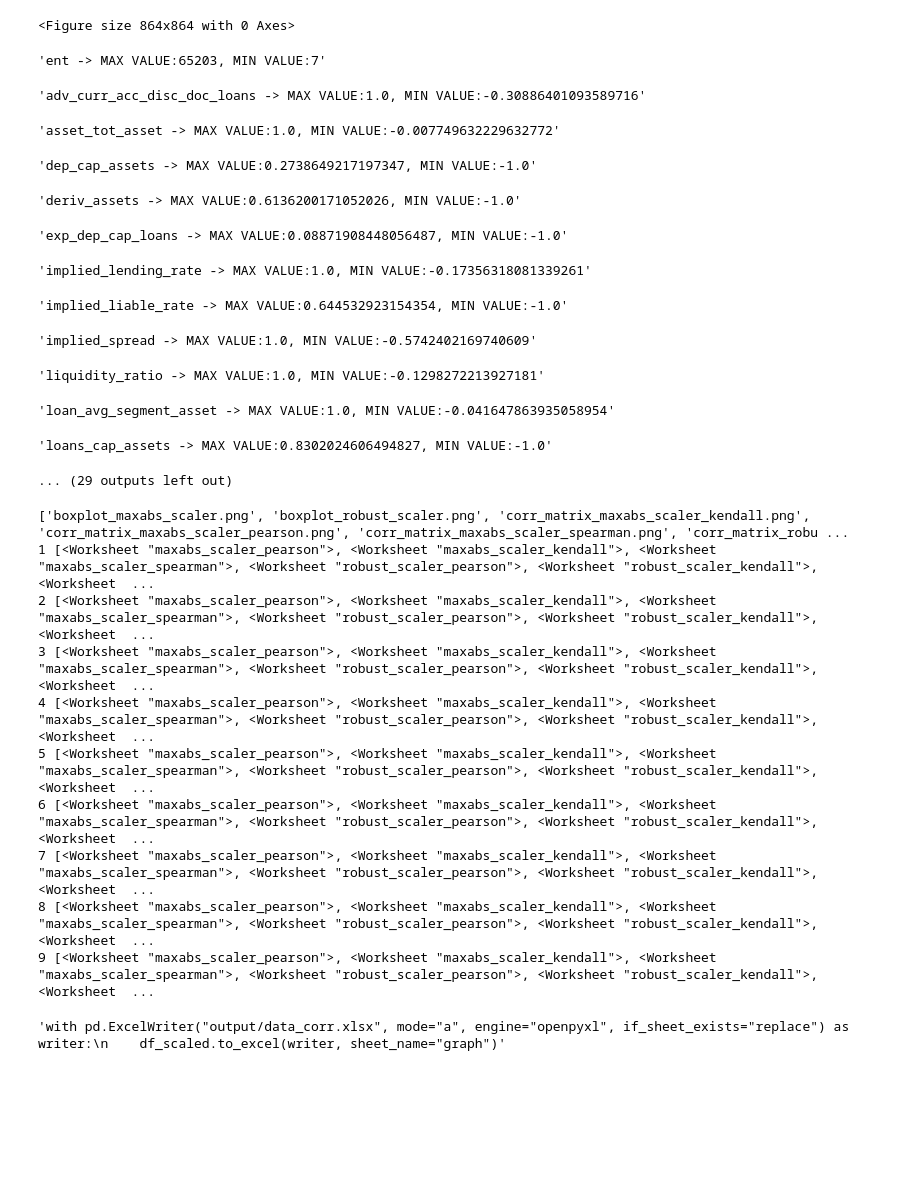
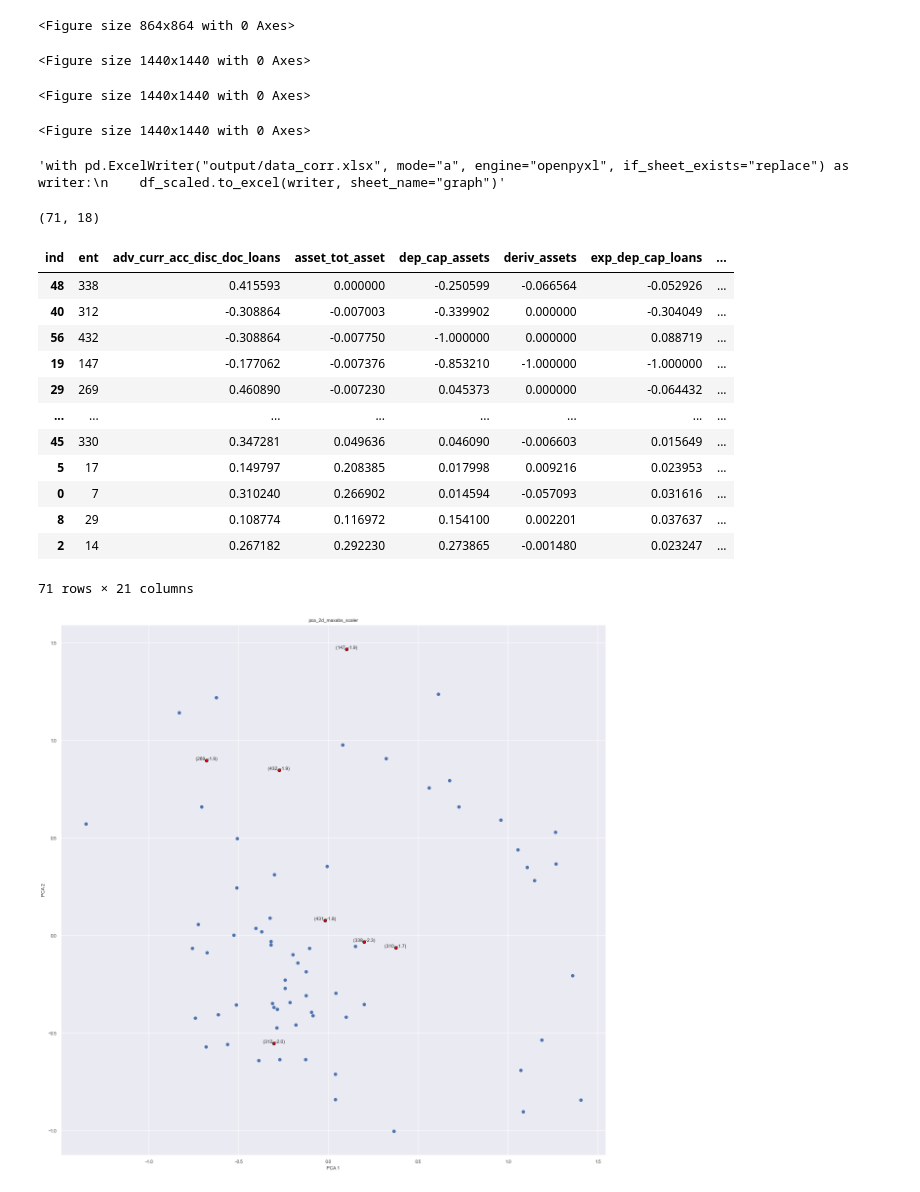
Before and after one commit to maxielias/cbbm, a Jupyter notebook: cbbm/clustering.ipynb, the cells around one changed output. Cells and saved outputs as stored; diff of their text form; code cells hidden in the pictures; blank space fills up the shorter version.

```diff
--- a/cbbm/clustering.ipynb
+++ b/cbbm/clustering.ipynb
@@ -39,7 +40,7 @@ data = data.drop(columns="per")
 data = data.replace(0, np.nan).groupby(["ent", "ind"]).mean("val").reset_index()
 # %%
 data_pivot = data.pivot(index="ent", columns="ind", values="val").fillna(0).reset_index()
-data_pivot_describe = data_pivot.describe()
+# data_pivot_describe = data_pivot.describe()
 
 def scale_data(df, scaler):
     df[df.columns[1:]] = scaler.fit_transform(df[df.columns[1:]])
@@ -71,8 +72,8 @@ with pd.ExcelWriter('output/data_corr.xlsx') as writer:
 
     for s in scaler:
         df_scaled = scale_data(data_pivot, scaler[s])
-        for col in df_scaled:
-            display(f"{col} -> MAX VALUE:{max(df_scaled[col])}, MIN VALUE:{min(df_scaled[col])}")
+        # for col in df_scaled:
+        #    display(f"{col} -> MAX VALUE:{max(df_scaled[col])}, MIN VALUE:{min(df_scaled[col])}")
         df_describe = df_scaled.describe().to_excel(writer, sheet_name=f"describe_{s}")
         fig, ax = plt.subplots()
         ax.boxplot(df_scaled[df_scaled.columns[1:]], vert=False, showmeans=True, meanline=True,
@@ -83,19 +84,9 @@ with pd.ExcelWriter('output/data_corr.xlsx') as writer:
         fig.savefig(f"graph/boxplot_{s}.png", dpi=fig.dpi)
         fig.clf()
 # %% [output]
-'ent -> MAX VALUE:65203, MIN VALUE:7'
+<Figure size 1440x1440 with 0 Axes>
-'adv_curr_acc_disc_doc_loans -> MAX VALUE:1.0, MIN VALUE:-0.30886401093589716'
+<Figure size 1440x1440 with 0 Axes>
-'asset_tot_asset -> MAX VALUE:1.0, MIN VALUE:-0.007749632229632772'
+<Figure size 1440x1440 with 0 Axes>
-'dep_cap_assets -> MAX VALUE:0.2738649217197347, MIN VALUE:-1.0'
-'deriv_assets -> MAX VALUE:0.6136200171052026, MIN VALUE:-1.0'
-'exp_dep_cap_loans -> MAX VALUE:0.08871908448056487, MIN VALUE:-1.0'
-'implied_lending_rate -> MAX VALUE:1.0, MIN VALUE:-0.17356318081339261'
-'implied_liable_rate -> MAX VALUE:0.644532923154354, MIN VALUE:-1.0'
-'implied_spread -> MAX VALUE:1.0, MIN VALUE:-0.5742402169740609'
-'liquidity_ratio -> MAX VALUE:1.0, MIN VALUE:-0.1298272213927181'
-'loan_avg_segment_asset -> MAX VALUE:1.0, MIN VALUE:-0.041647863935058954'
-'loans_cap_assets -> MAX VALUE:0.8302024606494827, MIN VALUE:-1.0'
-... (29 outputs left out)
 # %%
 dir_list = [dir for dir in os.listdir("graph")]
 # print(dir_list)
@@ -115,54 +106,67 @@ for dir in dir_list:
 '''with pd.ExcelWriter("output/data_corr.xlsx", mode="a", engine="openpyxl", if_sheet_exists="replace") as writer:
     df_scaled.to_excel(writer, sheet_name="graph")'''
 # %% [output]
-['boxplot_maxabs_scaler.png', 'boxplot_robust_scaler.png', 'corr_matrix_maxabs_scaler_kendall.png', 'corr_matrix_maxabs_scaler_pearson.png', 'corr_matrix_maxabs_scaler_spearman.png', 'corr_matrix_robu ...
-1 [<Worksheet "maxabs_scaler_pearson">, <Worksheet "maxabs_scaler_kendall">, <Worksheet "maxabs_scaler_spearman">, <Worksheet "robust_scaler_pearson">, <Worksheet "robust_scaler_kendall">, <Worksheet  ...
-2 [<Worksheet "maxabs_scaler_pearson">, <Worksheet "maxabs_scaler_kendall">, <Worksheet "maxabs_scaler_spearman">, <Worksheet "robust_scaler_pearson">, <Worksheet "robust_scaler_kendall">, <Worksheet  ...
-3 [<Worksheet "maxabs_scaler_pearson">, <Worksheet "maxabs_scaler_kendall">, <Worksheet "maxabs_scaler_spearman">, <Worksheet "robust_scaler_pearson">, <Worksheet "robust_scaler_kendall">, <Worksheet  ...
-4 [<Worksheet "maxabs_scaler_pearson">, <Worksheet "maxabs_scaler_kendall">, <Worksheet "maxabs_scaler_spearman">, <Worksheet "robust_scaler_pearson">, <Worksheet "robust_scaler_kendall">, <Worksheet  ...
-5 [<Worksheet "maxabs_scaler_pearson">, <Worksheet "maxabs_scaler_kendall">, <Worksheet "maxabs_scaler_spearman">, <Worksheet "robust_scaler_pearson">, <Worksheet "robust_scaler_kendall">, <Worksheet  ...
-6 [<Worksheet "maxabs_scaler_pearson">, <Worksheet "maxabs_scaler_kendall">, <Worksheet "maxabs_scaler_spearman">, <Worksheet "robust_scaler_pearson">, <Worksheet "robust_scaler_kendall">, <Worksheet  ...
-7 [<Worksheet "maxabs_scaler_pearson">, <Worksheet "maxabs_scaler_kendall">, <Worksheet "maxabs_scaler_spearman">, <Worksheet "robust_scaler_pearson">, <Worksheet "robust_scaler_kendall">, <Worksheet  ...
-8 [<Worksheet "maxabs_scaler_pearson">, <Worksheet "maxabs_scaler_kendall">, <Worksheet "maxabs_scaler_spearman">, <Worksheet "robust_scaler_pearson">, <Worksheet "robust_scaler_kendall">, <Worksheet  ...
-9 [<Worksheet "maxabs_scaler_pearson">, <Worksheet "maxabs_scaler_kendall">, <Worksheet "maxabs_scaler_spearman">, <Worksheet "robust_scaler_pearson">, <Worksheet "robust_scaler_kendall">, <Worksheet  ...
+'with pd.ExcelWriter("output/data_corr.xlsx", mode="a", engine="openpyxl", if_sheet_exists="replace") as writer:\n    df_scaled.to_excel(writer, sheet_name="graph")'
-'with pd.ExcelWriter("output/data_corr.xlsx", mode="a", engine="openpyxl", if_sheet_exists="replace") as writer:\n    df_scaled.to_excel(writer, sheet_name="graph")'
 # %%
+scaler_name = "maxabs_scaler"
+data_scaled = scale_data(data_pivot, scaler=scaler[scaler_name])
 data_arr = data_scaled[data_scaled.columns[1:]].to_numpy()
 data_arr.shape
+# %% [output]
+(71, 18)
 # %%
+scaler_name = "maxabs_scaler"
 clf = LocalOutlierFactor(n_neighbors=20, contamination=0.1)
 lof_predict = clf.fit_predict(data_arr)
 results = clf.negative_outlier_factor_
 data_scaled["LOF"] = results
 data_scaled["outlier"] = lof_predict
 
 data_pca = PCA(n_components=2).fit_transform(data_arr)
 data_pca = pd.DataFrame(data_pca, columns=["pca1", "pca2"])
 df_concat = data_scaled[["ent", "LOF", "outlier"]]
 data_pca = pd.concat([df_concat, data_pca], axis=1)
 
-from random import seed
-from random import random
-
-seed(1)
-# thr = -12
-# plt.rcParams["figure.figsize"] = plt.rcParamsDefault["figure.figsize"]
-# plt.rcParams["figure.figsize"] = (12,12)
-# plt.figure(figsize=(1,1))
 plt.scatter(data_pca["pca1"].loc[(data_pca["outlier"]==1)], data_pca["pca2"].loc[(data_pca["outlier"]==1)])
 for i in data_pca["pca1"].loc[(data_pca["outlier"]==-1)]:
     c = 0 # random() * 20
     plt.scatter(i, data_pca["pca2"].loc[data_pca["pca1"]==i], edgecolors="black", color="red") # data_pca["pca1"].loc[(data_pca["LOF"]<=thr)], data_pca["pca2"].loc[(data_pca["LOF"]<=thr)], edgecolors="black", color="red")
     plt.text(i+c, data_pca["pca2"].loc[data_pca["pca1"]==i]+c,
             ([e for e in data_pca["ent"].loc[data_pca["pca1"]==i]][0], round(float([d for d in data_pca["LOF"].loc[data_pca["pca1"]==i]][0]), 1)), ha="center")
     # print(c)
 plt.xlabel("PCA 1")
 plt.ylabel("PCA 2")
-
-plt.show()
+plt.title(f"pca_2d_{scaler_name}")
+name = f"pca_2d_{scaler_name}.png"
+path = f"graph/{name}"
+fig.savefig(path, dpi=fig.dpi)
+fig.clf()
+wb = openpyxl.load_workbook("output/pca.xlsx")
+if name not in wb.sheetnames:
+    ws = wb.create_sheet(name)
+else:
+    ws = wb[name]
+image = openpyxl.drawing.image.Image(path)
+ws.add_image(image, "A1")
+wb.save("output/pca.xlsx")
 
 df_lof = data_scaled[data_scaled["outlier"]==1]
 display(data_scaled.sort_values(by="LOF"))
+# %% [output]
+| ind | ent | adv_curr_acc_disc_doc_loans | asset_tot_asset | dep_cap_assets | deriv_assets | exp_dep_cap_loans | ... |
+| 48 | 338 | 0.415593 | 0.000000 | -0.250599 | -0.066564 | -0.052926 | ... |
+| 40 | 312 | -0.308864 | -0.007003 | -0.339902 | 0.000000 | -0.304049 | ... |
+| 56 | 432 | -0.308864 | -0.007750 | -1.000000 | 0.000000 | 0.088719 | ... |
+| 19 | 147 | -0.177062 | -0.007376 | -0.853210 | -1.000000 | -1.000000 | ... |
+| 29 | 269 | 0.460890 | -0.007230 | 0.045373 | 0.000000 | -0.064432 | ... |
+| ... | ... | ... | ... | ... | ... | ... | ... |
+| 45 | 330 | 0.347281 | 0.049636 | 0.046090 | -0.006603 | 0.015649 | ... |
+| 5 | 17 | 0.149797 | 0.208385 | 0.017998 | 0.009216 | 0.023953 | ... |
+| 0 | 7 | 0.310240 | 0.266902 | 0.014594 | -0.057093 | 0.031616 | ... |
+| 8 | 29 | 0.108774 | 0.116972 | 0.154100 | 0.002201 | 0.037637 | ... |
+| 2 | 14 | 0.267182 | 0.292230 | 0.273865 | -0.001480 | 0.023247 | ... |
+71 rows × 21 columns
+[figure, added]
 # %%
 # — — — — — — -Setting Up Color Codes — — — — — — — — — — — -
 # colors_plot = [plt.cm.Spectral(each) for each in np.linspace(0, 1, len(labels))]
```
Also changed, not shown: parts of 12 cells of this notebook, 6 other files.
